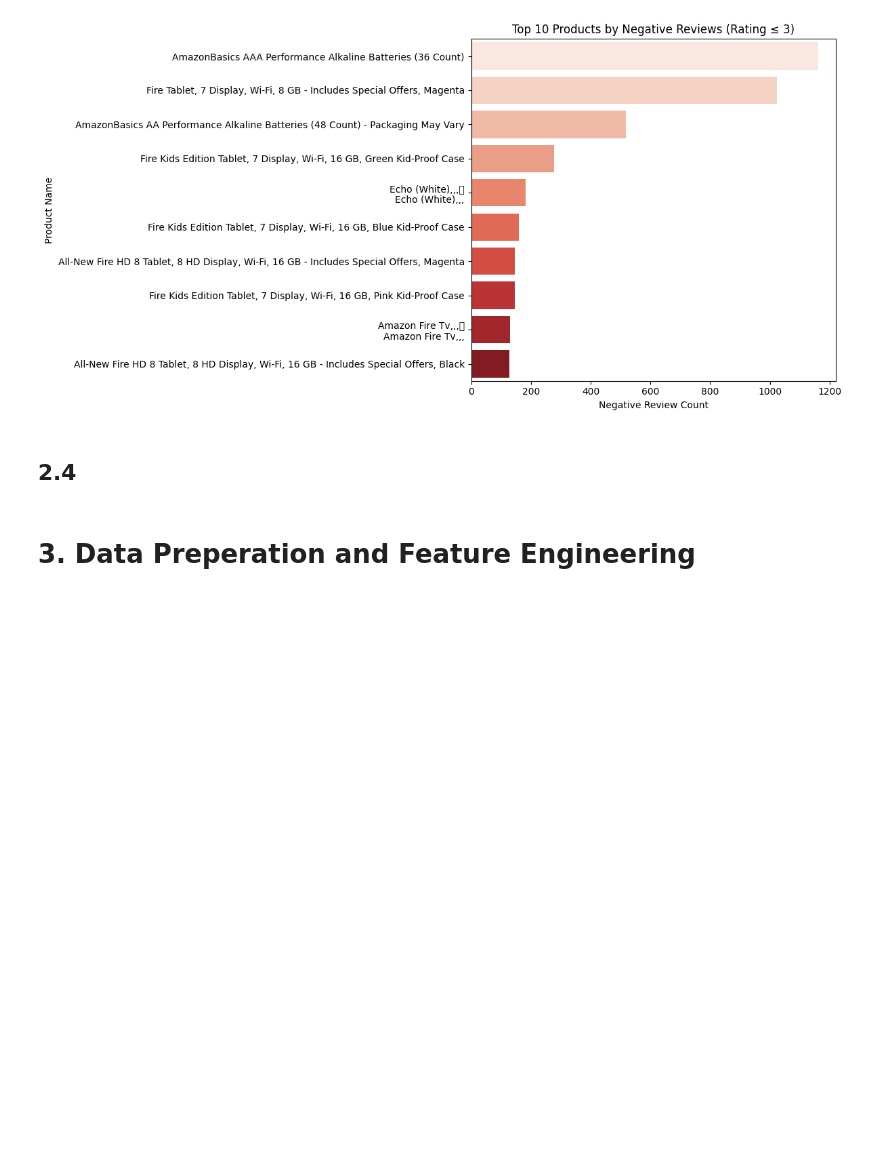
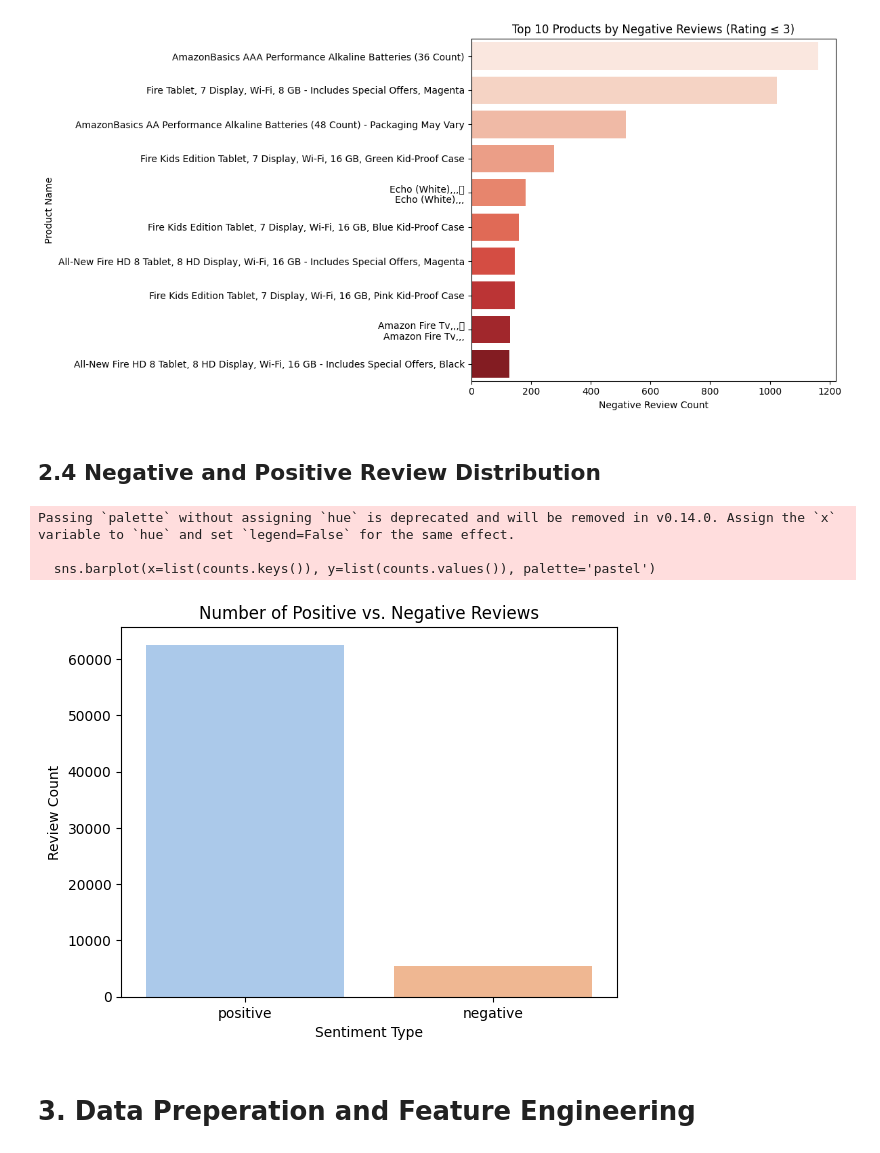
Before and after one commit to monish-yarapathineni/AAI-510-Team-Project, a Jupyter notebook: Final_Project_Section1_Team1.ipynb, the cells around one changed output. Saved outputs shown, nothing was run; the diff lists cells and outputs as text; code cells hidden in the pictures; blank space fills up the shorter version.

```diff
--- a/Final_Project_Section1_Team1.ipynb
+++ b/Final_Project_Section1_Team1.ipynb
@@ -254,7 +254,32 @@ Passing `palette` without assigning `hue` is deprecated and will be removed in v
   sns.barplot(data=negative_counts.head(10), x="negative_review_count", y="product_name", palette="Reds")
 [figure]
 # %% [markdown]
-## 2.4
+## 2.4 Negative and Positive Review Distribution
+# %%
+import matplotlib.pyplot as plt
+import seaborn as sns
+
+# Define positive and negative filters (without modifying the DataFrame)
+positive_mask = review_df['reviews.rating'] > 3
+negative_mask = review_df['reviews.rating'] <= 3
+
+# Counts
+counts = {
+    'positive': positive_mask.sum(),
+    'negative': negative_mask.sum()
+}
+
+# Plot
+sns.barplot(x=list(counts.keys()), y=list(counts.values()), palette='pastel')
+plt.title("Number of Positive vs. Negative Reviews")
+plt.ylabel("Review Count")
+plt.xlabel("Sentiment Type")
+plt.show()
+# %% [output]
+Passing `palette` without assigning `hue` is deprecated and will be removed in v0.14.0. Assign the `x` variable to `hue` and set `legend=False` for the same effect.
+
+  sns.barplot(x=list(counts.keys()), y=list(counts.values()), palette='pastel')
+[figure, added]
 # %% [markdown]
 # 3. Data Preperation and Feature Engineering
 # %% [markdown]
```
Also changed, not shown: parts of 14 cells of this notebook, 1 other file.
